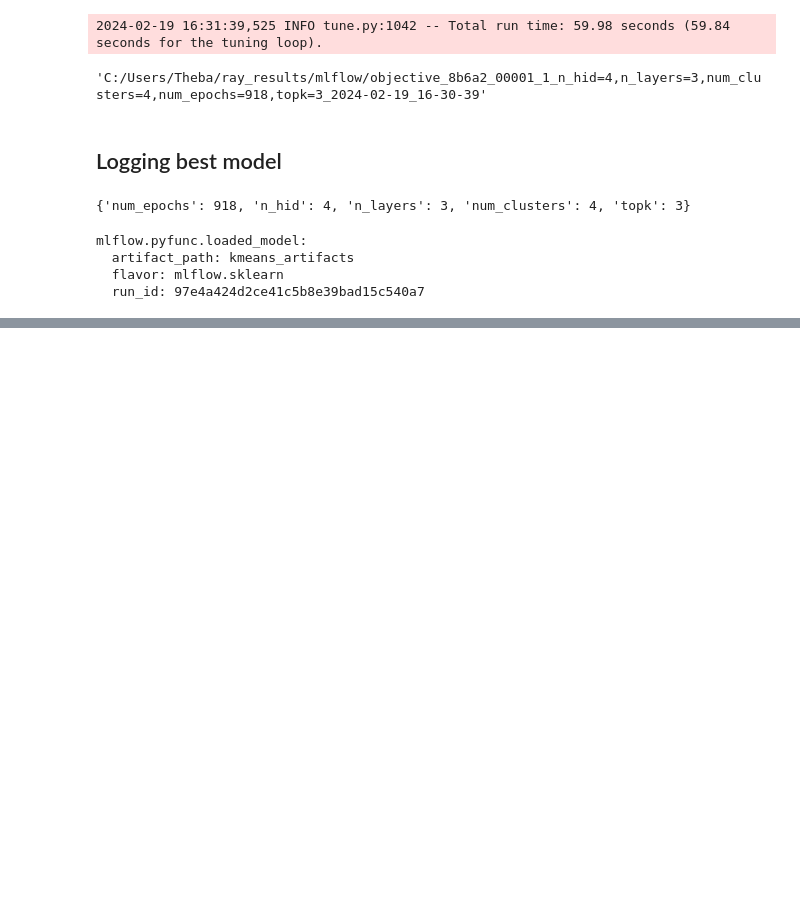
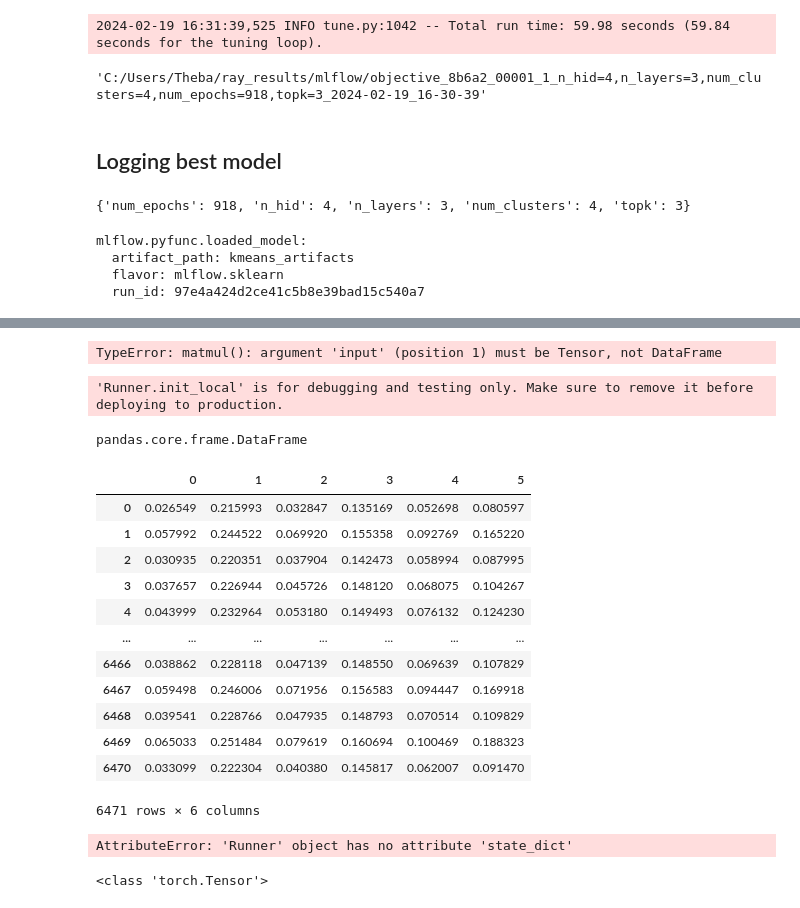
Before and after one commit to Sonny-Inkai/RECSYS-MLOPS, a Jupyter notebook: notebook/ghrs-recsys.ipynb, the cells around one changed output, grey strips where cells are left out. Drawn from its saved outputs; the diff is of its cells as text; code cells hidden in the pictures; blank space fills up the shorter version.

Commit message:
deployment bentoml

```diff
--- a/notebook/ghrs-recsys.ipynb
+++ b/notebook/ghrs-recsys.ipynb
@@ -551,0 +548,4 @@ torch.Size([6471, 6])
+# %%
+autoencoder(X_train)
+# %% [output]
+TypeError: matmul(): argument 'input' (position 1) must be Tensor, not DataFrame
@@ -551,0 +554,34 @@ torch.Size([6471, 6])
+# %%
+auto2 = bentoml.mlflow.get(tag_like='autoencoder_artifacts:latest').to_runner()
+# %%
+auto2.init_local()
+# %% [output]
+'Runner.init_local' is for debugging and testing only. Make sure to remove it before deploying to production.
+# %%
+type(X_train)
+# %% [output]
+pandas.core.frame.DataFrame
+# %%
+auto2.run(X_train)
+# %% [output]
+|  | 0 | 1 | 2 | 3 | 4 | 5 |
+| 0 | 0.026549 | 0.215993 | 0.032847 | 0.135169 | 0.052698 | 0.080597 |
+| 1 | 0.057992 | 0.244522 | 0.069920 | 0.155358 | 0.092769 | 0.165220 |
+| 2 | 0.030935 | 0.220351 | 0.037904 | 0.142473 | 0.058994 | 0.087995 |
+| 3 | 0.037657 | 0.226944 | 0.045726 | 0.148120 | 0.068075 | 0.104267 |
+| 4 | 0.043999 | 0.232964 | 0.053180 | 0.149493 | 0.076132 | 0.124230 |
+| ... | ... | ... | ... | ... | ... | ... |
+| 6466 | 0.038862 | 0.228118 | 0.047139 | 0.148550 | 0.069639 | 0.107829 |
+| 6467 | 0.059498 | 0.246006 | 0.071956 | 0.156583 | 0.094447 | 0.169918 |
+| 6468 | 0.039541 | 0.228766 | 0.047935 | 0.148793 | 0.070514 | 0.109829 |
+| 6469 | 0.065033 | 0.251484 | 0.079619 | 0.160694 | 0.100469 | 0.188323 |
+| 6470 | 0.033099 | 0.222304 | 0.040380 | 0.145817 | 0.062007 | 0.091470 |
+6471 rows × 6 columns
+# %%
+auto2.state_dict()
+# %% [output]
+AttributeError: 'Runner' object has no attribute 'state_dict'
+# %%
+print(type(X_train_tensor))
+# %% [output]
+<class 'torch.Tensor'>
```
Also changed, not shown: parts of 2 cells of this notebook, 1 other file.
